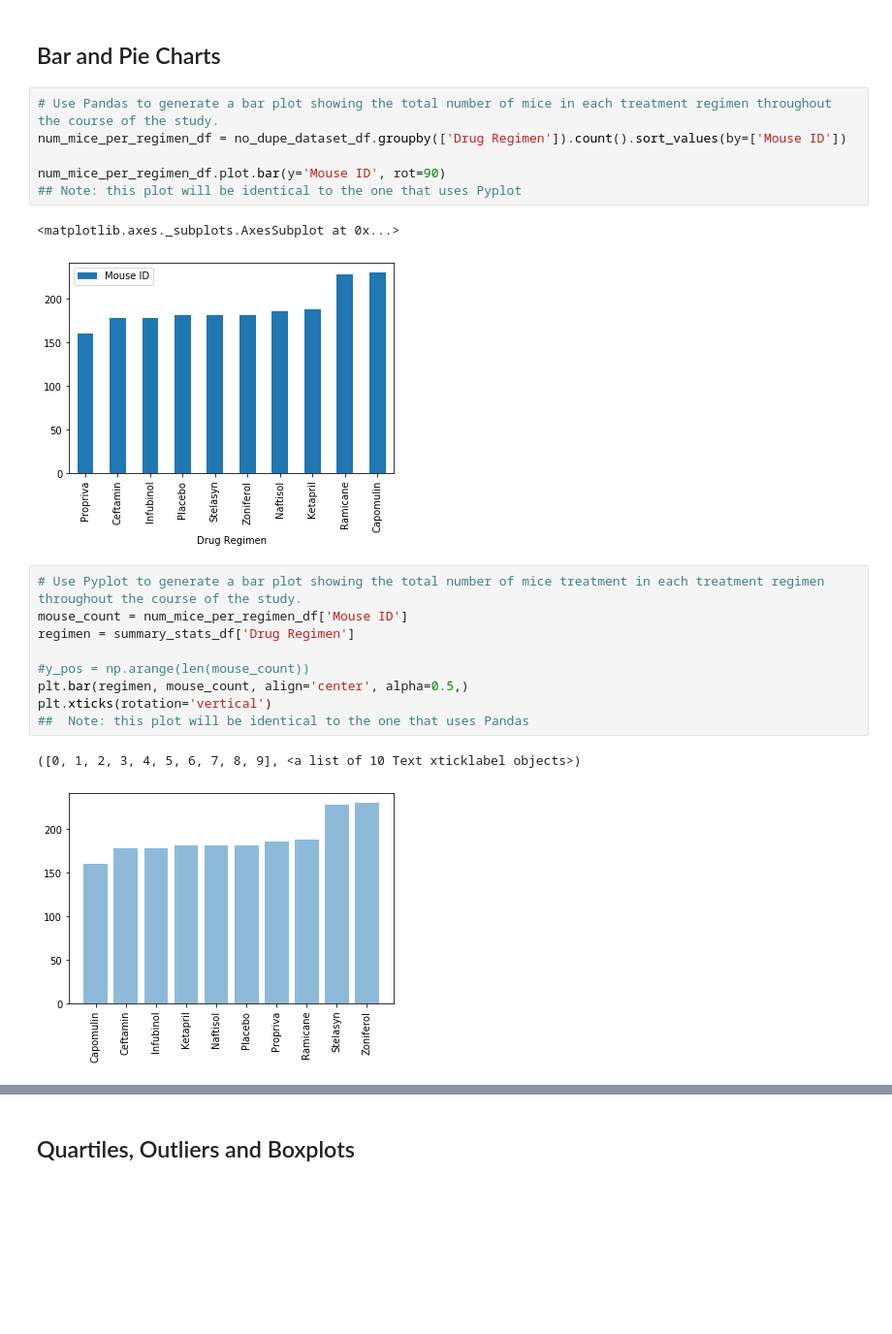
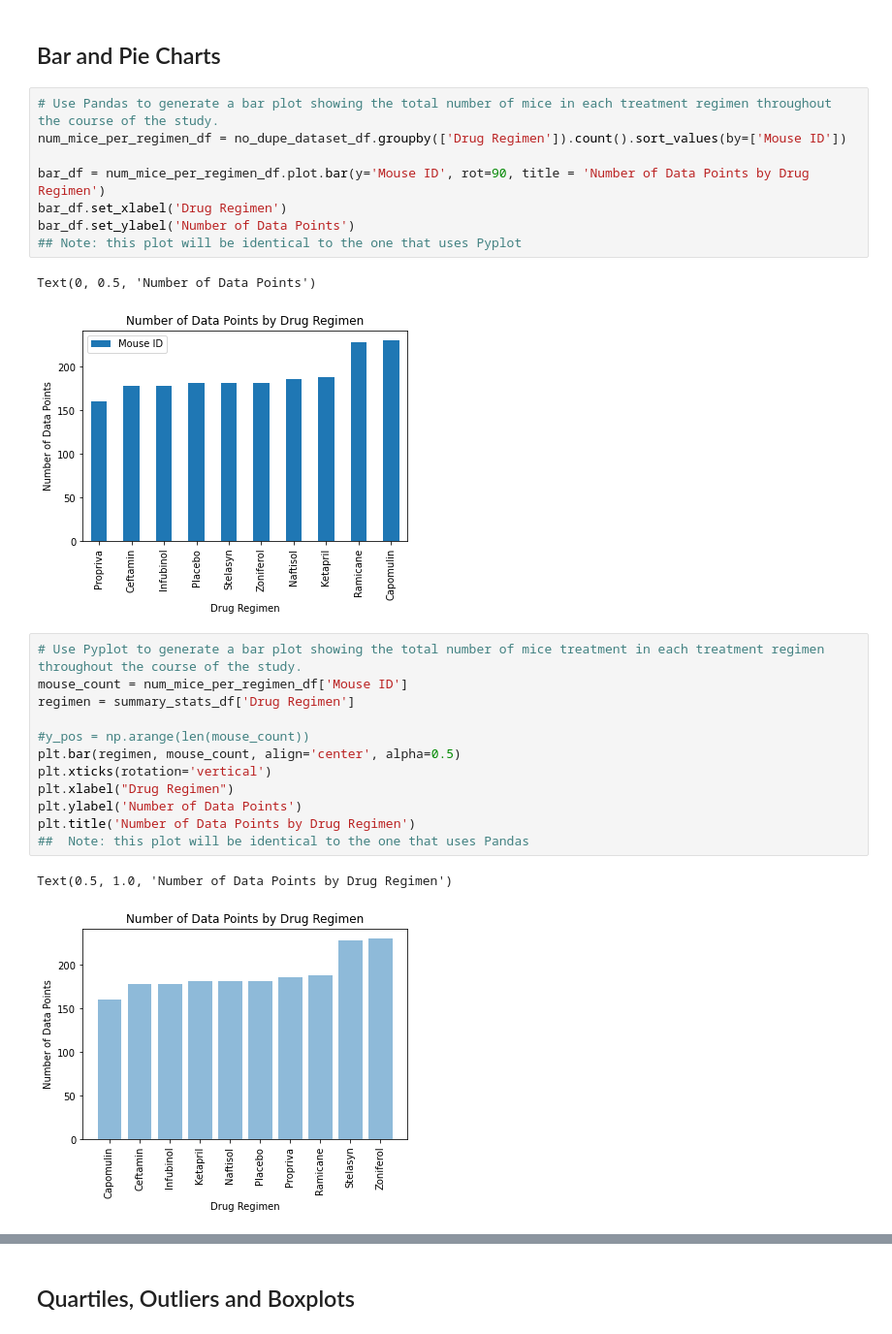
Before and after one commit to rabscuttle/matplotlib-challenge, a Jupyter notebook: pymaceuticals_starter.ipynb, the cells around one changed output, grey strips where cells are left out. Shown at 97% size. Cells and saved outputs as stored; diff of their text form; blank space fills up the shorter version.

```diff
--- a/pymaceuticals_starter.ipynb
+++ b/pymaceuticals_starter.ipynb
@@ -116,22 +119,27 @@ summary_stats_df
 # Use Pandas to generate a bar plot showing the total number of mice in each treatment regimen throughout the course of the study.
 num_mice_per_regimen_df = no_dupe_dataset_df.groupby(['Drug Regimen']).count().sort_values(by=['Mouse ID'])
 
-num_mice_per_regimen_df.plot.bar(y='Mouse ID', rot=90)
+bar_df = num_mice_per_regimen_df.plot.bar(y='Mouse ID', rot=90, title = 'Number of Data Points by Drug Regimen')
+bar_df.set_xlabel('Drug Regimen')
+bar_df.set_ylabel('Number of Data Points')
 ## Note: this plot will be identical to the one that uses Pyplot
 # %% [output]
-<matplotlib.axes._subplots.AxesSubplot at 0x...>
+Text(0, 0.5, 'Number of Data Points')
-[figure, old version]
+[figure, new version]
 # %%
 # Use Pyplot to generate a bar plot showing the total number of mice treatment in each treatment regimen throughout the course of the study.
 mouse_count = num_mice_per_regimen_df['Mouse ID']
 regimen = summary_stats_df['Drug Regimen']
 
 #y_pos = np.arange(len(mouse_count))
-plt.bar(regimen, mouse_count, align='center', alpha=0.5,)
+plt.bar(regimen, mouse_count, align='center', alpha=0.5)
 plt.xticks(rotation='vertical')
+plt.xlabel("Drug Regimen")
+plt.ylabel('Number of Data Points')
+plt.title('Number of Data Points by Drug Regimen')
 ##  Note: this plot will be identical to the one that uses Pandas
 # %% [output]
-([0, 1, 2, 3, 4, 5, 6, 7, 8, 9], <a list of 10 Text xticklabel objects>)
+Text(0.5, 1.0, 'Number of Data Points by Drug Regimen')
-[figure, old version]
+[figure, new version]
 # %%
 # Use Pandas to generate a pie plot showing the distribution of female versus male mice
```
Also changed, not shown: parts of 13 cells of this notebook.
